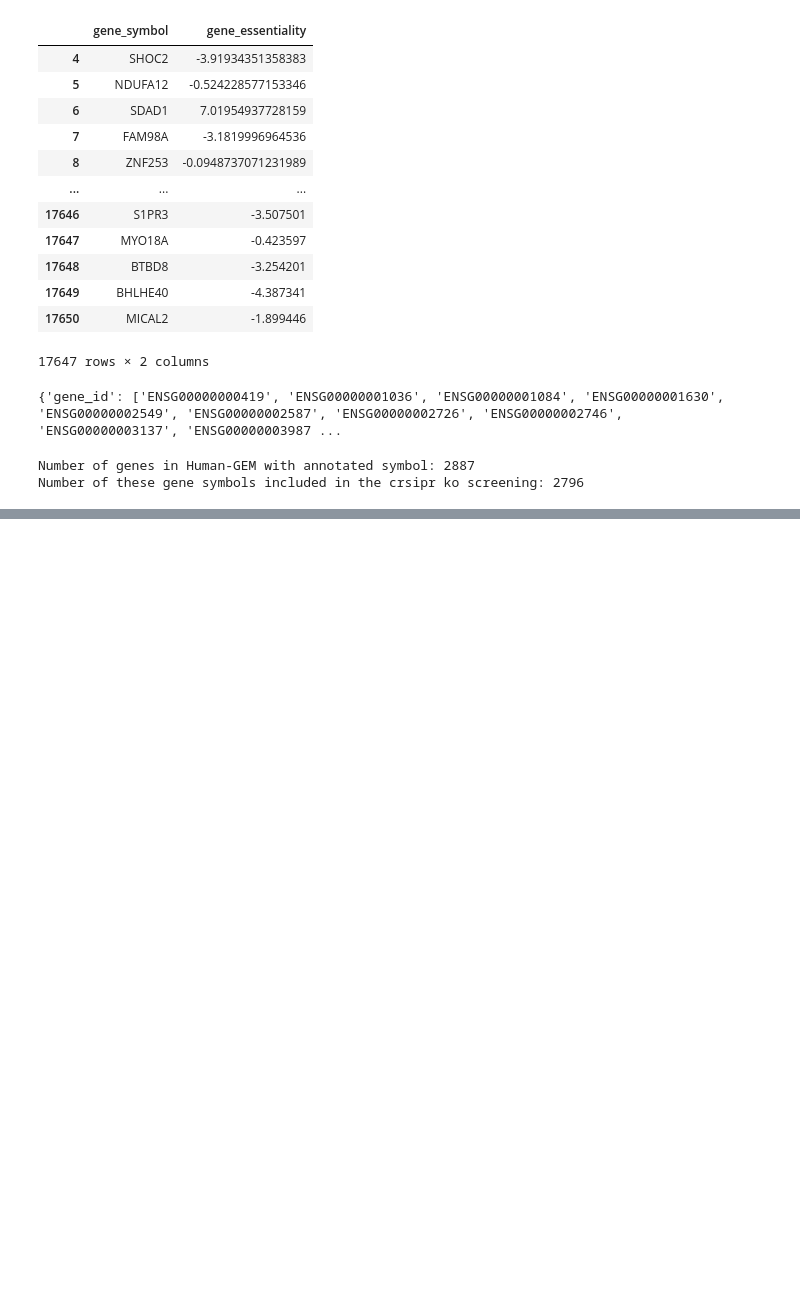
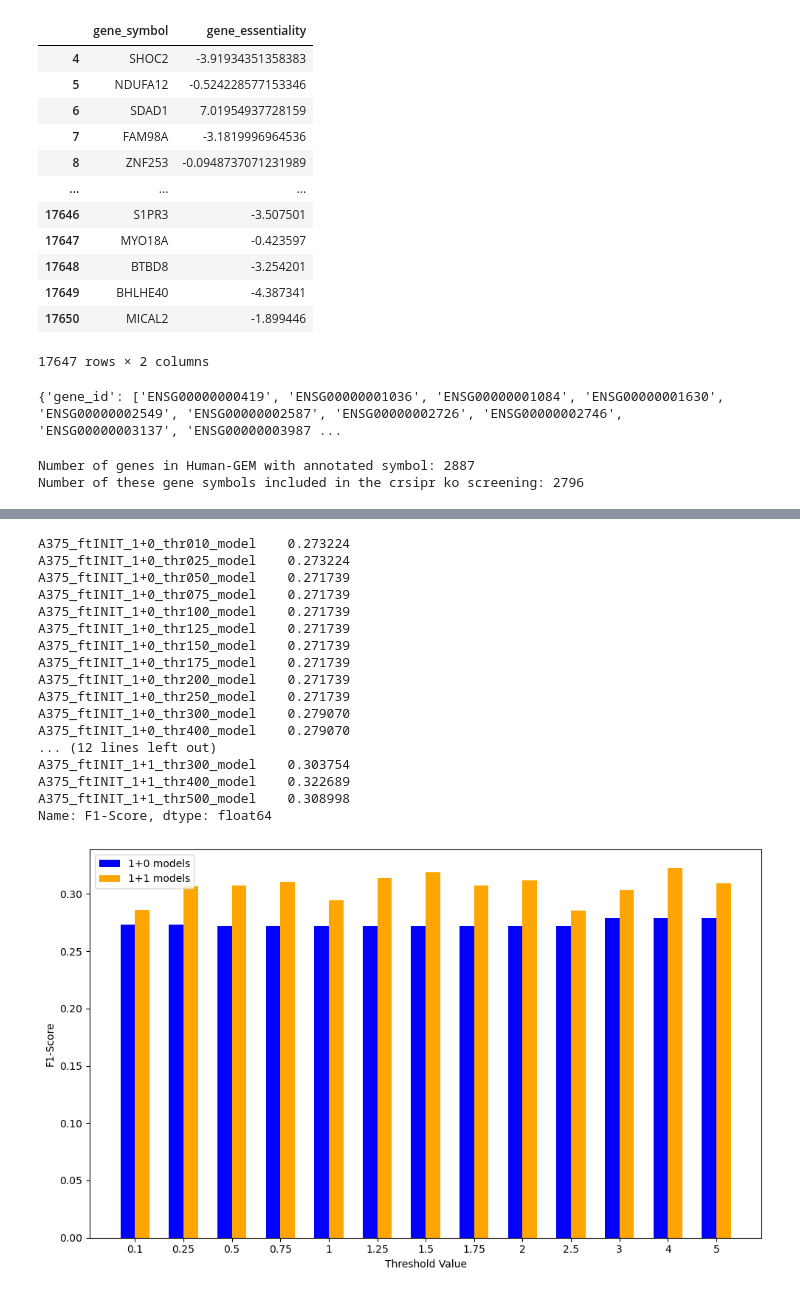
Before and after one commit to Philip-Mundt/thesis_scripts, a Jupyter notebook: model_validation/knockout_screen_comparison.ipynb, the cells around one changed output, grey strips where cells are left out. Saved outputs shown, nothing was run; the diff lists cells and outputs as text; code cells hidden in the pictures; blank space fills up the shorter version.

```diff
--- a/model_validation/knockout_screen_comparison.ipynb
+++ b/model_validation/knockout_screen_comparison.ipynb
@@ -27,8 +46,9 @@ df_essentiality
 | 17650 | MICAL2 | -4.385961 | -4.717504 | -6.119331 | -5.15526 | -3.559761 | -6.048022 | -3.020496 | -3.770187 | ... |
 17651 rows × 1108 columns
 # %%
-df_A375_essentiality = df_essentiality.loc[4:, ["model_name", "A375"]].rename(columns={"model_name": "gene_symbol", "A375": "gene_essentiality"})
-df_A375_essentiality
+# filter for cell line data
+df_model_essentiality = df_essentiality.loc[4:, ["model_name", cell_line]].rename(columns={"model_name": "gene_symbol", cell_line: "gene_essentiality"})
+df_model_essentiality
 # %% [output]
 |  | gene_symbol | gene_essentiality |
 | 4 | SHOC2 | -3.91934351358383 |
@@ -138,4 +96,0 @@ KeyError: 'in_model'
-# %%
-default_growth = A375_ftINIT_model.slim_optimize()
-df_A375_model_essentiality = df_A375_model_essentiality["gene_essentiality"].astype(float)
-sub_df = df_A375_model_essentiality.loc[df_A375_model_essentiality["in_model"]]
@@ -143,0 +97,11 @@ KeyError: 'in_model'
+# %%
+# filter gene essentiality data for genes present in Human-GEM
+# & map gene symbols
+df_ihuman_genes_symbols = pd.DataFrame(gene_symbol_ihuman)
+df_essentiality = df_ihuman_genes_symbols.join(
+    df_model_essentiality.set_index(df_model_essentiality.columns[0]),
+    how="inner",
+    on="gene_symbol"
+    )
+df_essentiality
+df_essentiality["gene_essentiality"] = df_essentiality["gene_essentiality"].astype(float)
@@ -208,0 +296,48 @@ Genes that are not essential and knockout fba shows no growth: 13
+# %%
+# F1 scores
+F1_10 = df_model_predictive_capability.loc[df_model_predictive_capability.index.str.contains("0_thr"), "F1-Score"]
+print(F1_10)
+F1_11 = df_model_predictive_capability.loc[df_model_predictive_capability.index.str.contains("1_thr"), "F1-Score"]
+print(F1_11)
+# Number of data points
+x = np.arange(len(F1_10))  # Create a range for the x-axis positions
+
+# Bar width
+bar_width = 0.3
+
+# Create the plot
+fig, ax = plt.subplots(figsize=(10, 6))
+
+# Plot the bars
+ax.bar(x - bar_width / 2, F1_10, width=bar_width, label='1+0 models', color='blue')
+ax.bar(x + bar_width / 2, F1_11, width=bar_width, label='1+1 models', color='orange')
+
+# Add labels, title, and legend
+ax.set_xlabel('Threshold Value')
+ax.set_ylabel('F1-Score')
+ax.set_xticks(x)
+ax.set_xticklabels([0.1, 0.25, 0.5, 0.75, 1, 1.25, 1.5, 1.75, 2, 2.5, 3, 4, 5])
+ax.legend()
+
+# Show the plot
+plt.tight_layout()
+plt.show()
+# %% [output]
+A375_ftINIT_1+0_thr010_model    0.273224
+A375_ftINIT_1+0_thr025_model    0.273224
+A375_ftINIT_1+0_thr050_model    0.271739
+A375_ftINIT_1+0_thr075_model    0.271739
+A375_ftINIT_1+0_thr100_model    0.271739
+A375_ftINIT_1+0_thr125_model    0.271739
+A375_ftINIT_1+0_thr150_model    0.271739
+A375_ftINIT_1+0_thr175_model    0.271739
+A375_ftINIT_1+0_thr200_model    0.271739
+A375_ftINIT_1+0_thr250_model    0.271739
+A375_ftINIT_1+0_thr300_model    0.279070
+A375_ftINIT_1+0_thr400_model    0.279070
+... (12 lines left out)
+A375_ftINIT_1+1_thr300_model    0.303754
+A375_ftINIT_1+1_thr400_model    0.322689
+A375_ftINIT_1+1_thr500_model    0.308998
+Name: F1-Score, dtype: float64
+[figure, added]
```
Also changed, not shown: parts of 23 cells of this notebook, 15 other files.
